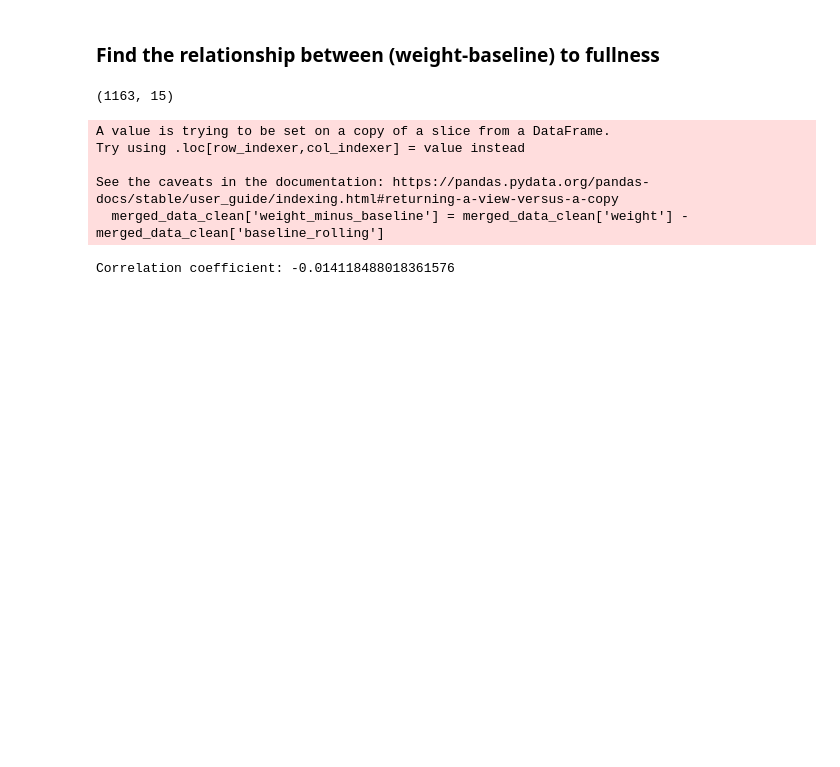
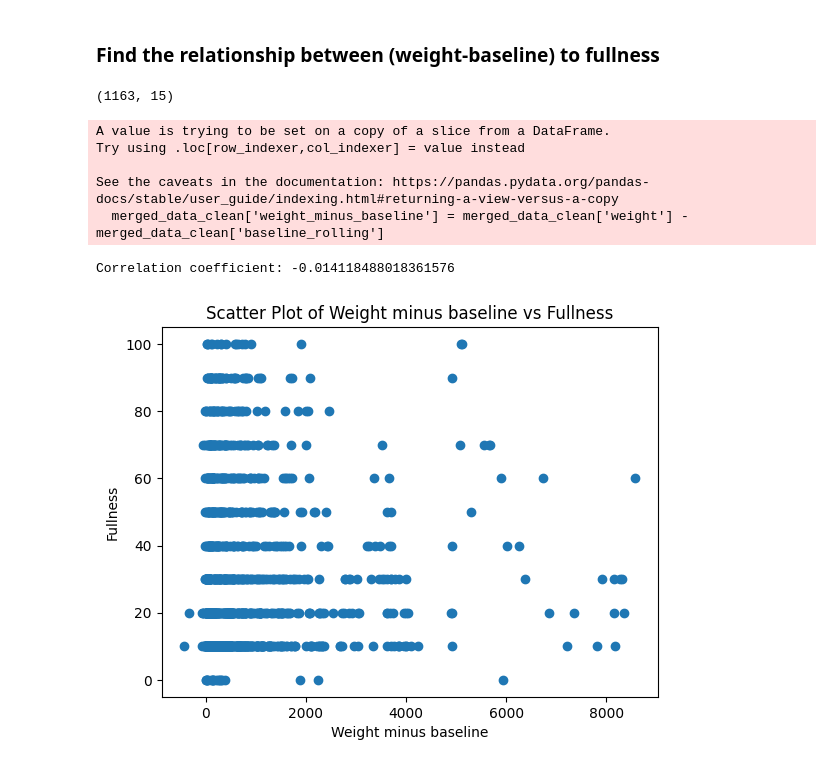
Before and after one commit to BU-Spark/ds-spare-it-scale-calib, a Jupyter notebook: fa23-team/eda.ipynb, the cells around one changed output. Cells and saved outputs as stored; diff of their text form; code cells hidden in the pictures; blank space fills up the shorter version.

```diff
--- a/fa23-team/eda.ipynb
+++ b/fa23-team/eda.ipynb
@@ -654,0 +719,11 @@ print(model_summary)
+# %%
+import matplotlib.pyplot as plt
+
+# Scatter plot of weight vs fullness
+plt.scatter(merged_data_clean['weight_minus_baseline'], merged_data_clean['fullness'])
+plt.xlabel('Weight minus baseline')
+plt.ylabel('Fullness')
+plt.title('Scatter Plot of Weight minus baseline vs Fullness')
+plt.show()
+# %% [output]
+[figure, added]
```
Also changed, not shown: parts of 5 cells of this notebook.
